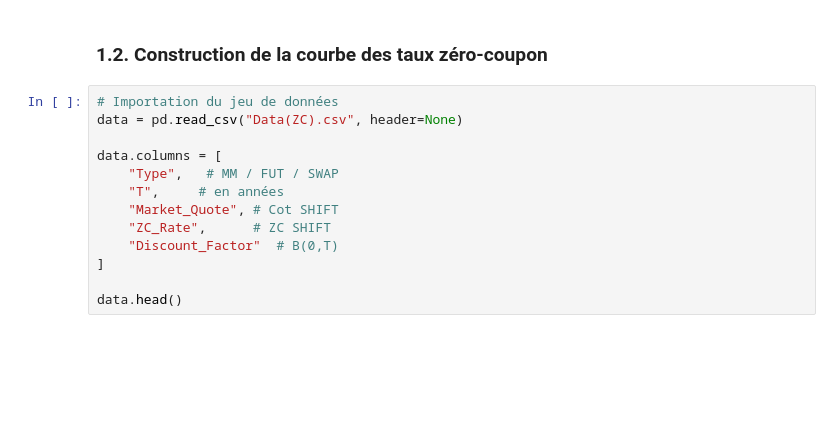
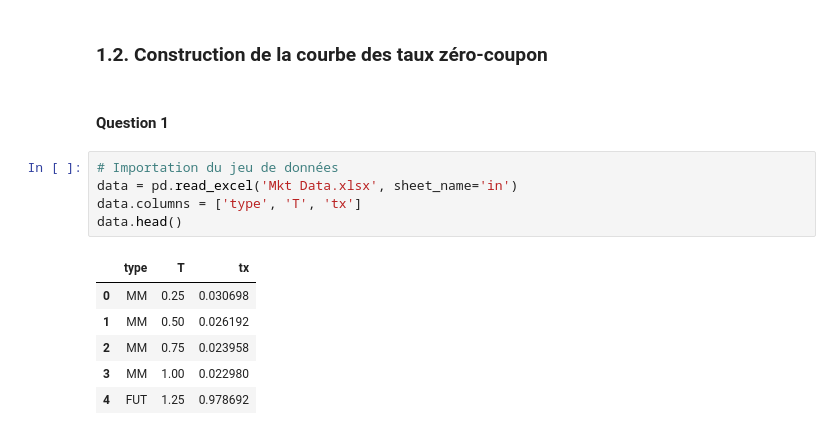
Before and after one commit to Pascale29/MODELES-DE-COURBE-DE-TAUX, a Jupyter notebook: TP1.ipynb, the cells around one changed output. Drawn from its saved outputs; the diff is of its cells as text; blank space fills up the shorter version.

```diff
--- a/TP1.ipynb
+++ b/TP1.ipynb
@@ -63,15 +62,16 @@ Bien que forwards et futures portent sur des sous-jacents similaires, leurs prix
 # %% [markdown]
 ### 1.2. Construction de la courbe des taux zéro-coupon
-# %%
-# Importation du jeu de données
-data = pd.read_csv("Data(ZC).csv", header=None)
-
-data.columns = [
-    "Type",   # MM / FUT / SWAP
-    "T",     # en années
-    "Market_Quote", # Cot SHIFT
-    "ZC_Rate",      # ZC SHIFT
-    "Discount_Factor"  # B(0,T)
-]
-
-data.head()
+# %% [markdown]
+#### **Question 1**
+# %%
+# Importation du jeu de données
+data = pd.read_excel('Mkt Data.xlsx', sheet_name='in')
+data.columns = ['type', 'T', 'tx']
+data.head()
+# %% [output]
+|  | type | T | tx |
+| 0 | MM | 0.25 | 0.030698 |
+| 1 | MM | 0.50 | 0.026192 |
+| 2 | MM | 0.75 | 0.023958 |
+| 3 | MM | 1.00 | 0.022980 |
+| 4 | FUT | 1.25 | 0.978692 |
```
Also changed, not shown: parts of 18 cells of this notebook.
